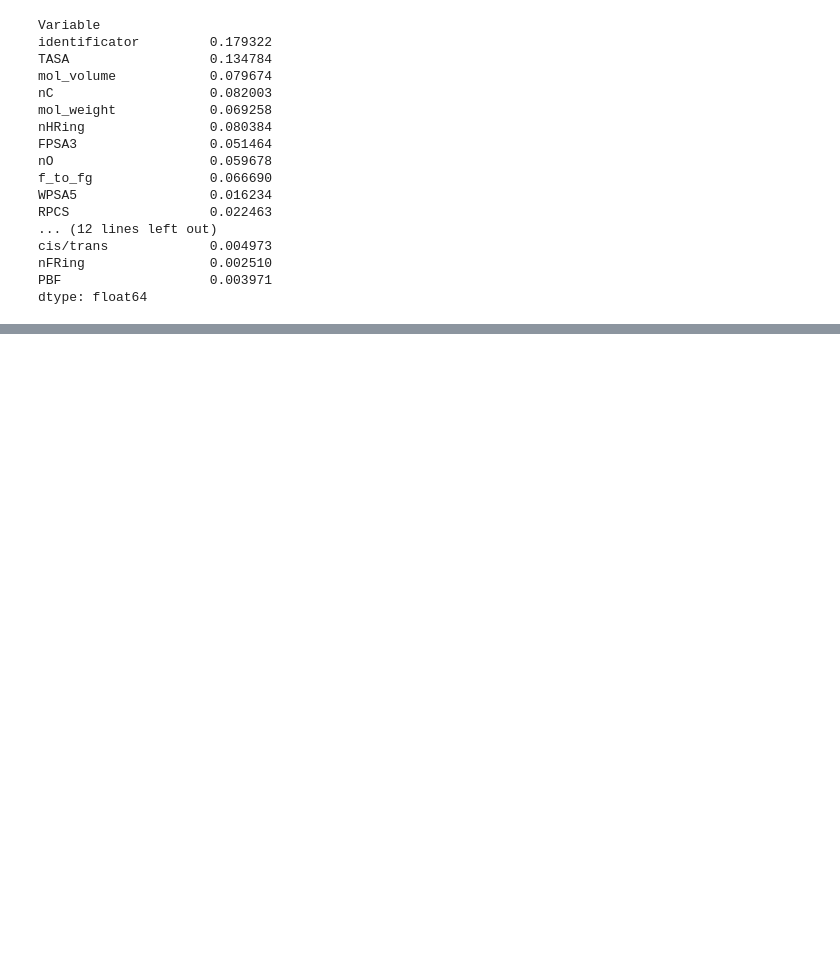
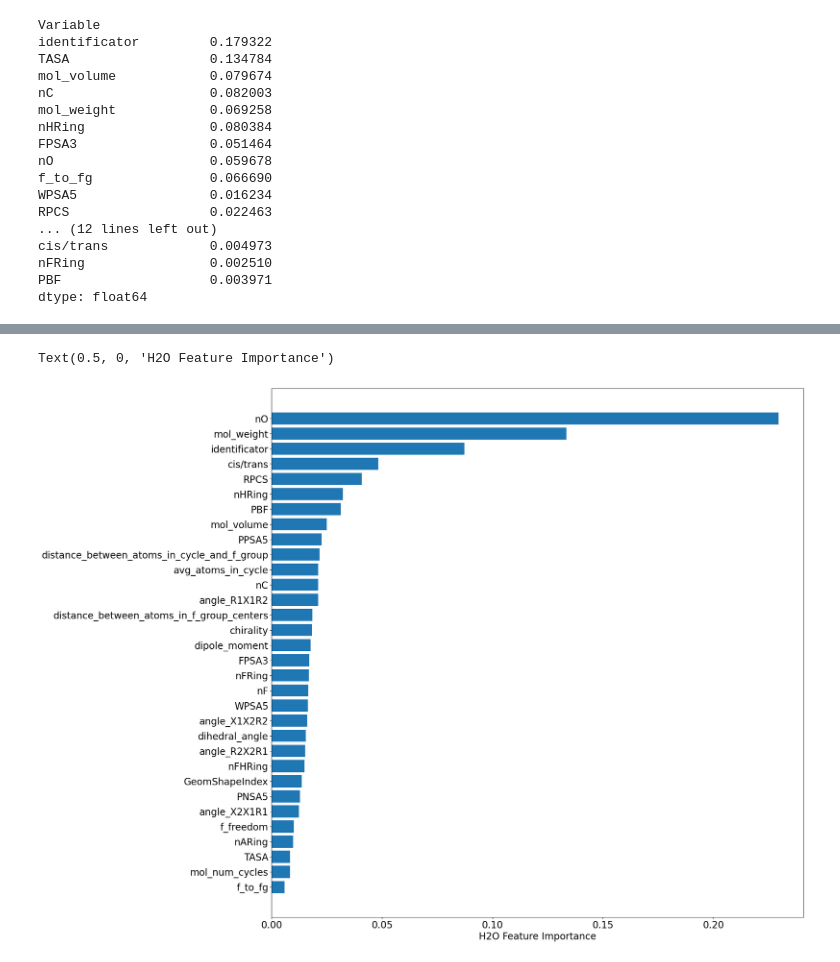
Before and after one commit to blackthorn-ai/XAI_Chem, a Jupyter notebook: ml_part/h2o_model/permutation_importance_for_each_parameter/logP.ipynb, the cells around one changed output, grey strips where cells are left out. Cells and saved outputs as stored; diff of their text form; code cells hidden in the pictures; blank space fills up the shorter version.

Commit message:
DDR-106 DDR-116 models training and logP gnn-lrp

```diff
--- a/ml_part/h2o_model/permutation_importance_for_each_parameter/logP.ipynb
+++ b/ml_part/h2o_model/permutation_importance_for_each_parameter/logP.ipynb
@@ -144,0 +212,18 @@ dtype: float64
+# %%
+logP_model = h2o.load_model(r'C:\\work\\DrugDiscovery\\main_git\\XAI_Chem\\ml_part\\h2o_model\\models\\08.02.24_feature_2.2\\logP\\only_molecules_with_dihedral_angle(with_angle_feature)_without_outliers\\StackedEnsemble_BestOfFamily_5_AutoML_3_20240208_224701')
+# %%
+import matplotlib.pyplot as plt
+plt.rcParams.update({'font.size': 20})
+
+permutation_varimp = logP_model.permutation_importance(test, use_pandas=True, n_repeats=1000)
+
+sum_rows = permutation_varimp.sum(axis=1)
+sum_rows = sum_rows / sum(sum_rows)
+
+sorted_idx = sum_rows.argsort()
+plt.figure(figsize=(20,20))
+plt.barh(sum_rows.keys()[sorted_idx][::-1][:][::-1], sum_rows[sorted_idx][::-1][:][::-1])
+plt.xlabel("H2O Feature Importance")
+# %% [output]
+Text(0.5, 0, 'H2O Feature Importance')
+[figure, added]
```
Also changed, not shown: parts of 7 cells of this notebook, 48 other files.
